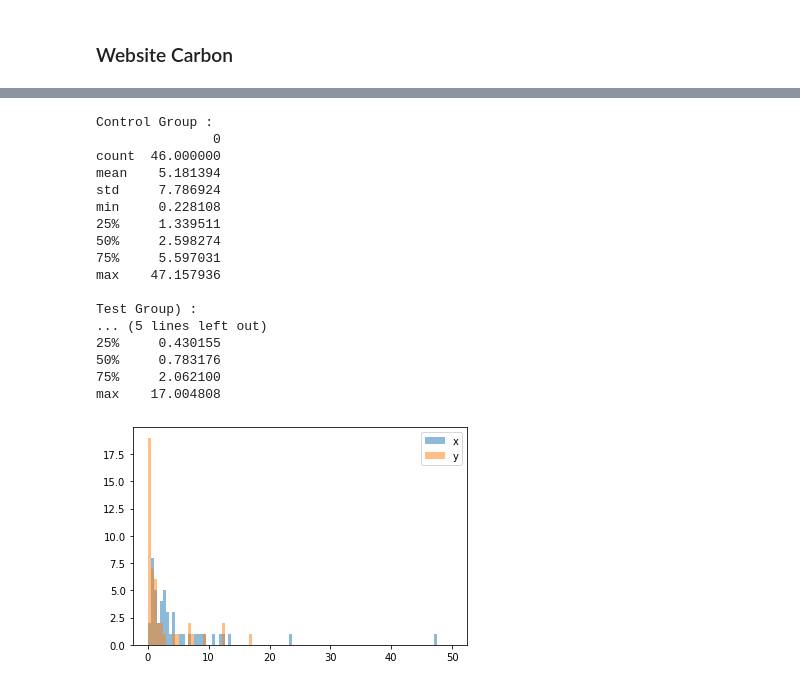
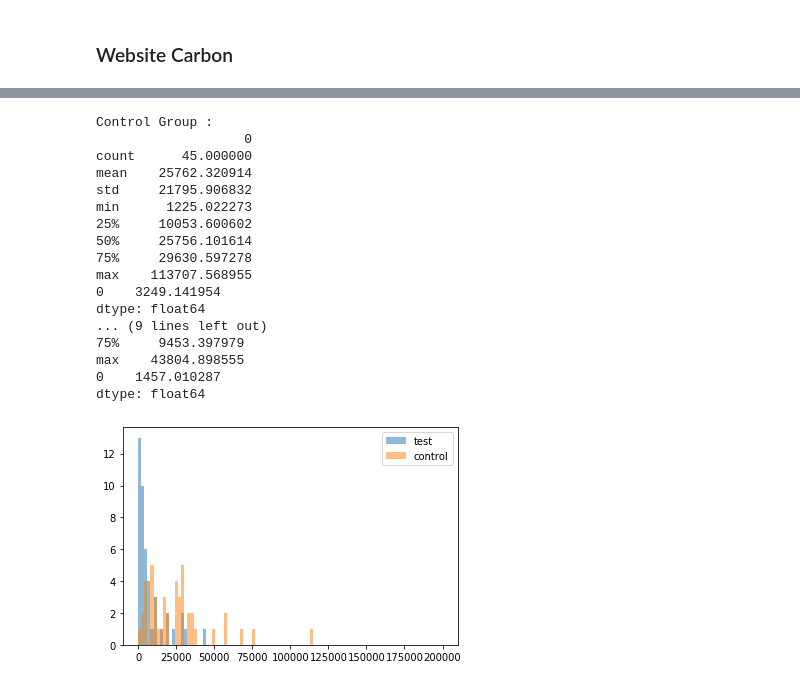
Before and after one commit to gwendal-jouneaux/AdaptableHTML-EnergyConsumption, a Jupyter notebook: WebsiteCarbon.ipynb, the cells around one changed output, grey strips where cells are left out. Cells and saved outputs as stored; diff of their text form; code cells hidden in the pictures.

```diff
--- a/WebsiteCarbon.ipynb
+++ b/WebsiteCarbon.ipynb
@@ -179,3 +169,20 @@ proxy_consumption[0]
 # %%
-vm_consumption = pd.read_csv('HTML.csv')
-vm_consumption[0]
+vm_consumption = pd.read_csv('./proxy/HTML.csv', header=None)
+vm_consumption = vm_consumption.groupby(0).sum()
+vm_consumption = vm_consumption / 10
+# %%
+approach_consumption = []
+for index, row in proxy_consumption.iterrows():
+    parts = index.split(".")
+    entry = { "name" : parts[0], "energy" : row[1]}
+    approach_consumption.append(entry)
+for index, row in vm_consumption.iterrows():
+    parts = index.split(".")
+    entry = { "name" : parts[0], "energy" : row[1]}
+    approach_consumption.append(entry)
+
+approach_consumption = pd.DataFrame(approach_consumption)
+# %%
+approach_consumption = approach_consumption.groupby("name").sum()
+approach_average_consumption = gmean(approach_consumption.loc[:,"energy"])
+print("Geometric mean of energy consumption = " + str(approach_average_consumption))
@@ -187,11 +201,11 @@ vm_consumption[0]
 ratios= []
 diffs = []
 for entry in data:
-    ratio = 1 - entry["transferSizes"][ADAPTED] / entry["transferSizes"][NORMAL]
-    if ratio < 0:
-        print(entry["name"] + " : " + str(ratio))
+    ratio = 1 - (entry["energy"][ADAPTED] + approach_average_consumption) / entry["energy"][NORMAL]
+    #if ratio < 0:
+    print(entry["name"] + " : " + str(ratio))
     ratios.append(ratio)
-    diffs.append(energyConsumption(entry["transferSizes"][NORMAL] - entry["transferSizes"][ADAPTED])*1000*3600)
+    diffs.append(entry["energy"][NORMAL] - entry["energy"][ADAPTED] - approach_average_consumption)
 dfRatios = pd.DataFrame(ratios)
 dfDiffs  = pd.DataFrame(diffs)
 print("\n\nRATIOS :")
@@ -199,5 +213,5 @@ print(dfRatios.describe())
 print("\nDIFF(J) :")
 print(dfDiffs.describe())
 
-sns.distplot(ratios, bins=40, kde=False, rug=True);
+sns.distplot(ratios, norm_hist=True);
 # %% [output]
@@ -222,40 +263,42 @@ max    108911.261050
 # %%
 control= []
 test = []
 for entry in data:
-    control.append(energyConsumption(entry["transferSizes"][NORMAL])*1000)
-    test.append(energyConsumption(entry["transferSizes"][ADAPTED])*1000+0.1)
+    control.append(entry["energy"][NORMAL])
+    test.append(entry["energy"][ADAPTED] + approach_average_consumption)
 dfControl = pd.DataFrame(control)
 dfTest  = pd.DataFrame(test)
 print("\n\nControl Group :")
 print(dfControl.describe())
-print("\nTest Group) :")
+print(dfControl.sem())
+print("\nTest Group :")
 print(dfTest.describe())
+print(dfTest.sem())
 
 
-bins = np.linspace(0, 50, 100)
+bins = np.linspace(100, 200000, 100)
 
-plt.hist(control, bins, alpha=0.5, label='x')
-plt.hist(test, bins, alpha=0.5, label='y')
+plt.hist(test, bins, alpha=0.5, label='test')
+plt.hist(control, bins, alpha=0.5, label='control')
 plt.legend(loc='upper right')
 plt.show()
 # %% [output]
 Control Group :
-               0
-count  46.000000
-mean    5.181394
-std     7.786924
-min     0.228108
-25%     1.339511
-50%     2.598274
-75%     5.597031
-max    47.157936
-
-Test Group) :
-... (5 lines left out)
-25%     0.430155
-50%     0.783176
-75%     2.062100
-max    17.004808
+                   0
+count      45.000000
+mean    25762.320914
+std     21795.906832
+min      1225.022273
+25%     10053.600602
+50%     25756.101614
+75%     29630.597278
+max    113707.568955
+0    3249.141954
+dtype: float64
+... (9 lines left out)
+75%     9453.397979
+max    43804.898555
+0    1457.010287
+dtype: float64
-[figure, old version]
+[figure, new version]
 # %%
```
Also changed, not shown: parts of 16 cells of this notebook, 9 other files.
